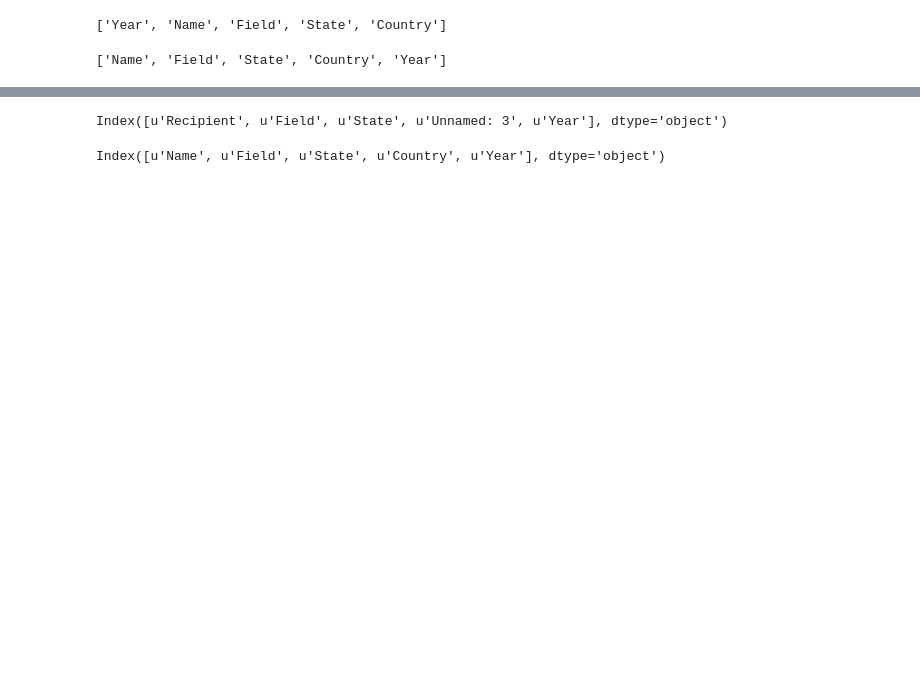
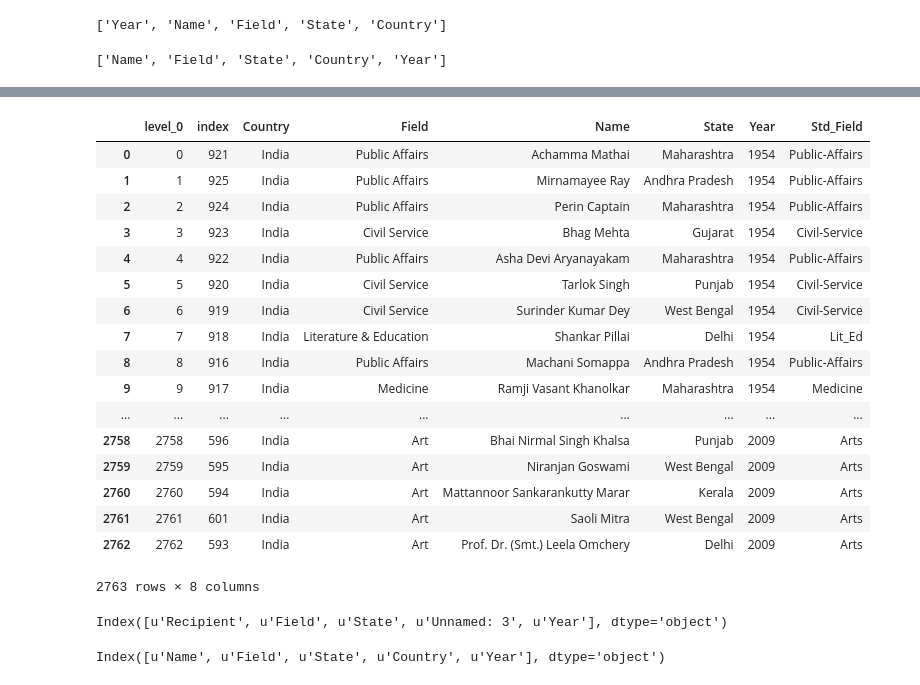
Before and after one commit to satishkt/padma_awards, a Jupyter notebook: PadmaShri/PadmaAwards.ipynb, the cells around one changed output, grey strips where cells are left out. Saved outputs shown, nothing was run; the diff lists cells and outputs as text; code cells hidden in the pictures; blank space fills up the shorter version.

```diff
--- a/PadmaShri/PadmaAwards.ipynb
+++ b/PadmaShri/PadmaAwards.ipynb
@@ -80,3 +138,25 @@ len(psr.Field.unique().tolist())
+# %%
+psr.reset_index('Year',inplace=True)
+psr
+# %% [output]
+|  | level_0 | index | Country | Field | Name | State | Year | Std_Field |
+| 0 | 0 | 921 | India | Public Affairs | Achamma Mathai | Maharashtra | 1954 | Public-Affairs |
+| 1 | 1 | 925 | India | Public Affairs | Mirnamayee Ray | Andhra Pradesh | 1954 | Public-Affairs |
+| 2 | 2 | 924 | India | Public Affairs | Perin Captain | Maharashtra | 1954 | Public-Affairs |
+| 3 | 3 | 923 | India | Civil Service | Bhag Mehta | Gujarat | 1954 | Civil-Service |
+| 4 | 4 | 922 | India | Public Affairs | Asha Devi Aryanayakam | Maharashtra | 1954 | Public-Affairs |
+| 5 | 5 | 920 | India | Civil Service | Tarlok Singh | Punjab | 1954 | Civil-Service |
+| 6 | 6 | 919 | India | Civil Service | Surinder Kumar Dey | West Bengal | 1954 | Civil-Service |
+| 7 | 7 | 918 | India | Literature & Education | Shankar Pillai | Delhi | 1954 | Lit_Ed |
+| 8 | 8 | 916 | India | Public Affairs | Machani Somappa | Andhra Pradesh | 1954 | Public-Affairs |
+| 9 | 9 | 917 | India | Medicine | Ramji Vasant Khanolkar | Maharashtra | 1954 | Medicine |
+| ... | ... | ... | ... | ... | ... | ... | ... | ... |
+| 2758 | 2758 | 596 | India | Art | Bhai Nirmal Singh Khalsa | Punjab | 2009 | Arts |
+| 2759 | 2759 | 595 | India | Art | Niranjan Goswami | West Bengal | 2009 | Arts |
+| 2760 | 2760 | 594 | India | Art | Mattannoor Sankarankutty Marar | Kerala | 2009 | Arts |
+| 2761 | 2761 | 601 | India | Art | Saoli Mitra | West Bengal | 2009 | Arts |
+| 2762 | 2762 | 593 | India | Art | Prof. Dr. (Smt.) Leela Omchery | Delhi | 2009 | Arts |
+2763 rows × 8 columns
 # %%
 pb1 = pd.read_csv('../PadmaBhushan/PadmaAwards - PadmaBhushan2010-16.csv')
 pb2 =pd.read_csv('../PadmaBhushan/PadmaAwards - PadmaBhushan1970.csv')
```
Also changed, not shown: parts of 7 cells of this notebook.
